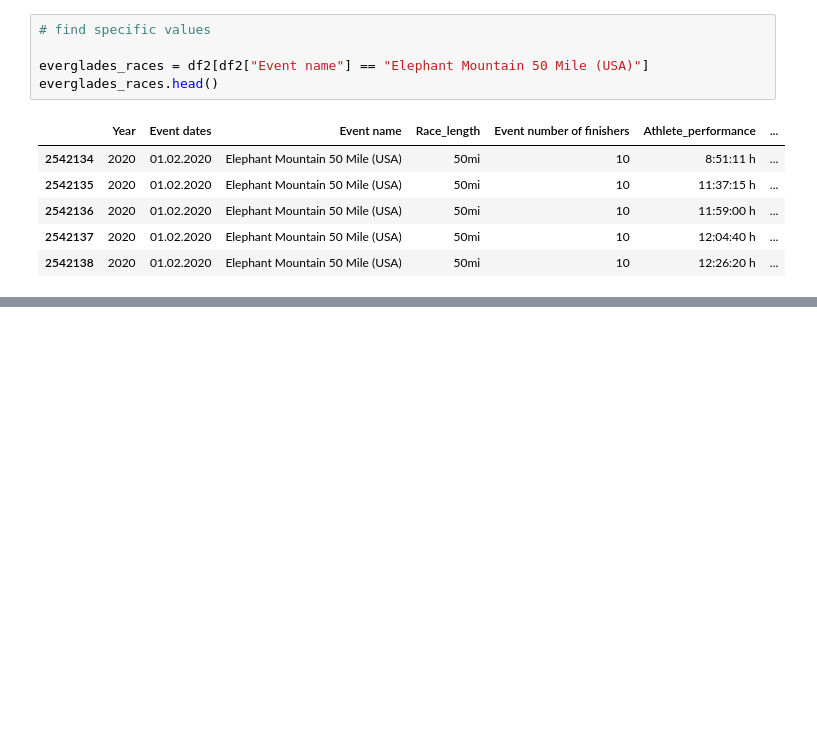
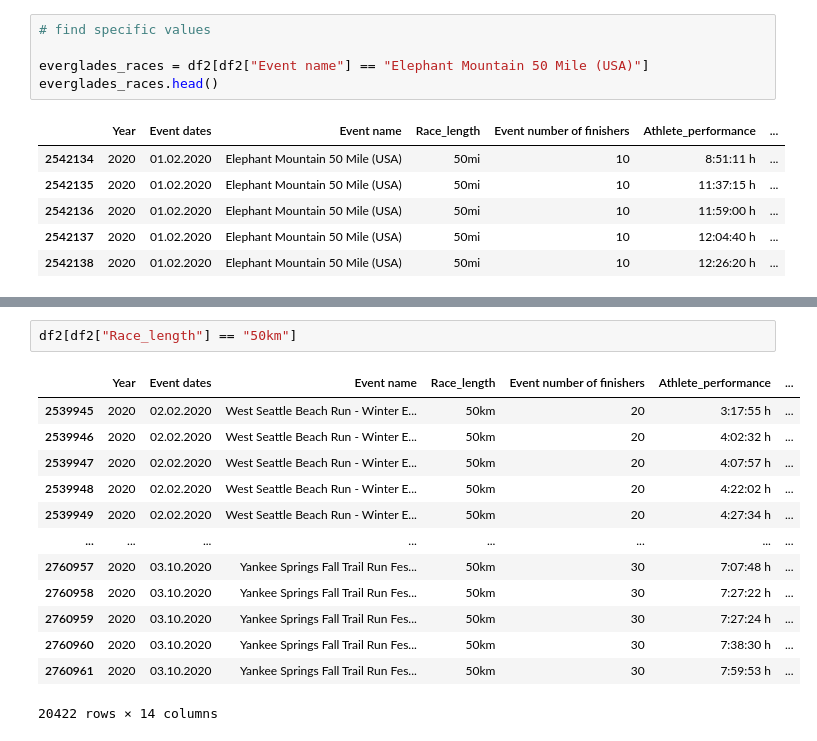
Before and after one commit to adarshkhub/UM_Races-EDA, a Jupyter notebook: Ultramarathon EDA.ipynb, the cells around one changed output, grey strips where cells are left out. Cells and saved outputs as stored; diff of their text form; blank space fills up the shorter version.

```diff
--- a/Ultramarathon EDA.ipynb
+++ b/Ultramarathon EDA.ipynb
@@ -217,0 +210,16 @@ everglades_races.head()
+# %%
+df2[df2["Race_length"] == "50km"]
+# %% [output]
+|  | Year | Event dates | Event name | Race_length | Event number of finishers | Athlete_performance | ... |
+| 2539945 | 2020 | 02.02.2020 | West Seattle Beach Run - Winter E... | 50km | 20 | 3:17:55 h | ... |
+| 2539946 | 2020 | 02.02.2020 | West Seattle Beach Run - Winter E... | 50km | 20 | 4:02:32 h | ... |
+| 2539947 | 2020 | 02.02.2020 | West Seattle Beach Run - Winter E... | 50km | 20 | 4:07:57 h | ... |
+| 2539948 | 2020 | 02.02.2020 | West Seattle Beach Run - Winter E... | 50km | 20 | 4:22:02 h | ... |
+| 2539949 | 2020 | 02.02.2020 | West Seattle Beach Run - Winter E... | 50km | 20 | 4:27:34 h | ... |
+| ... | ... | ... | ... | ... | ... | ... | ... |
+| 2760957 | 2020 | 03.10.2020 | Yankee Springs Fall Trail Run Fes... | 50km | 30 | 7:07:48 h | ... |
+| 2760958 | 2020 | 03.10.2020 | Yankee Springs Fall Trail Run Fes... | 50km | 30 | 7:27:22 h | ... |
+| 2760959 | 2020 | 03.10.2020 | Yankee Springs Fall Trail Run Fes... | 50km | 30 | 7:27:24 h | ... |
+| 2760960 | 2020 | 03.10.2020 | Yankee Springs Fall Trail Run Fes... | 50km | 30 | 7:38:30 h | ... |
+| 2760961 | 2020 | 03.10.2020 | Yankee Springs Fall Trail Run Fes... | 50km | 30 | 7:59:53 h | ... |
+20422 rows × 14 columns
```
Also changed, not shown: parts of 10 cells of this notebook.
